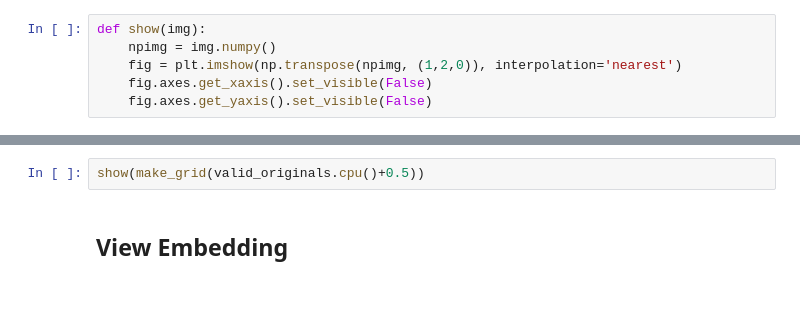
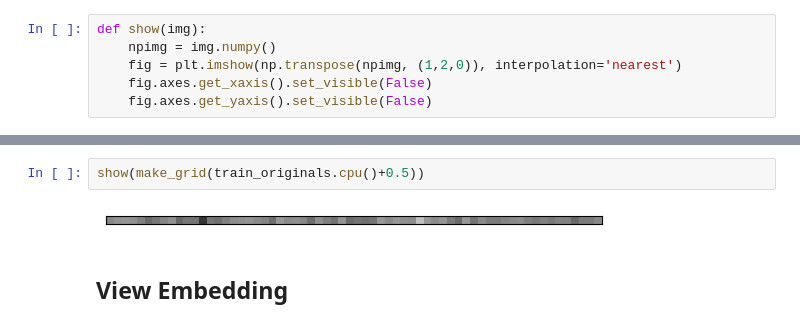
Before and after one commit to Ryan0v0/nninn, a Jupyter notebook: vq_vae.ipynb, the cells around one changed output, grey strips where cells are left out. Saved outputs shown, nothing was run; the diff lists cells and outputs as text; blank space fills up the shorter version.

```diff
--- a/vq_vae.ipynb
+++ b/vq_vae.ipynb
@@ -648,5 +638,7 @@ show(make_grid(valid_reconstructions.cpu().data)+0.5, )
 # %%
-show(make_grid(valid_originals.cpu()+0.5))
+show(make_grid(train_originals.cpu()+0.5))
+# %% [output]
+[figure, added]
 # %% [markdown]
 ## View Embedding
 # %%
```
Also changed, not shown: parts of 13 cells of this notebook.
